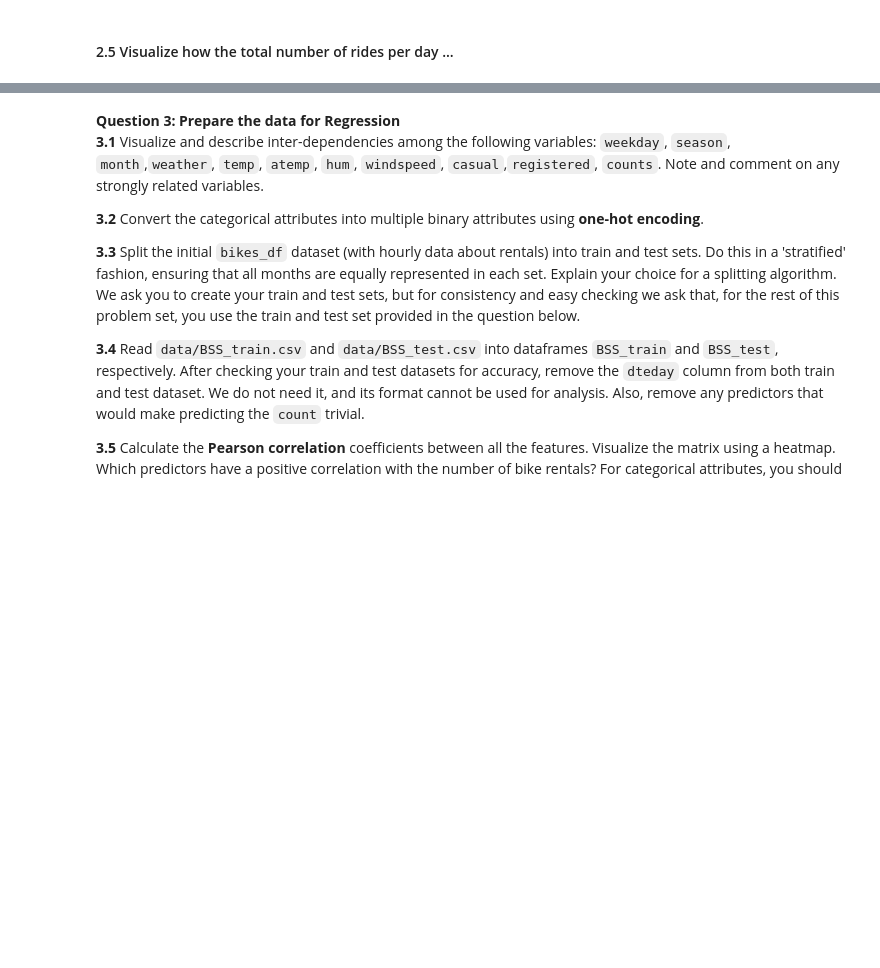
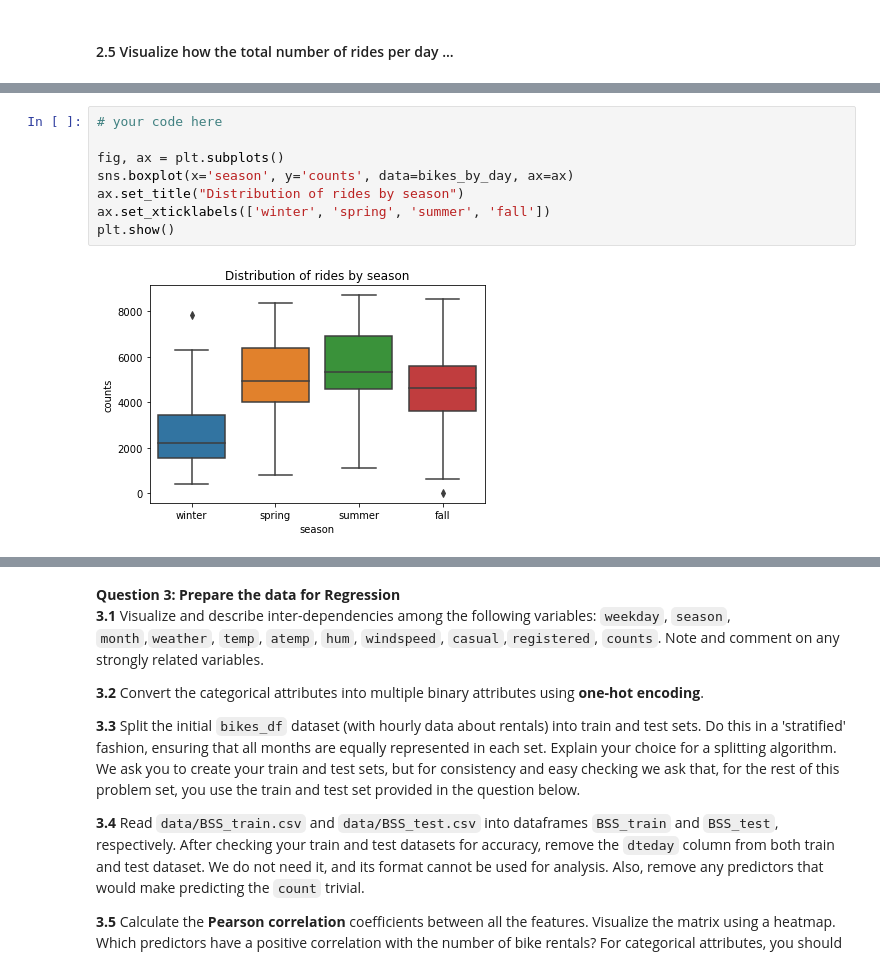
Before and after one commit to lucasresck/foundations-of-data-science, a Jupyter notebook: cs109a_hw3/cs109a_hw3.ipynb, the cells around one changed output, grey strips where cells are left out. Saved outputs shown, nothing was run; the diff lists cells and outputs as text; blank space fills up the shorter version.

```diff
--- a/cs109a_hw3/cs109a_hw3.ipynb
+++ b/cs109a_hw3/cs109a_hw3.ipynb
@@ -438,0 +509,10 @@ Your answer here
+# %%
+# your code here
+
+fig, ax = plt.subplots()
+sns.boxplot(x='season', y='counts', data=bikes_by_day, ax=ax)
+ax.set_title("Distribution of rides by season")
+ax.set_xticklabels(['winter', 'spring', 'summer', 'fall'])
+plt.show()
+# %% [output]
+[figure, added]
```
Also changed, not shown: parts of 25 cells of this notebook.
